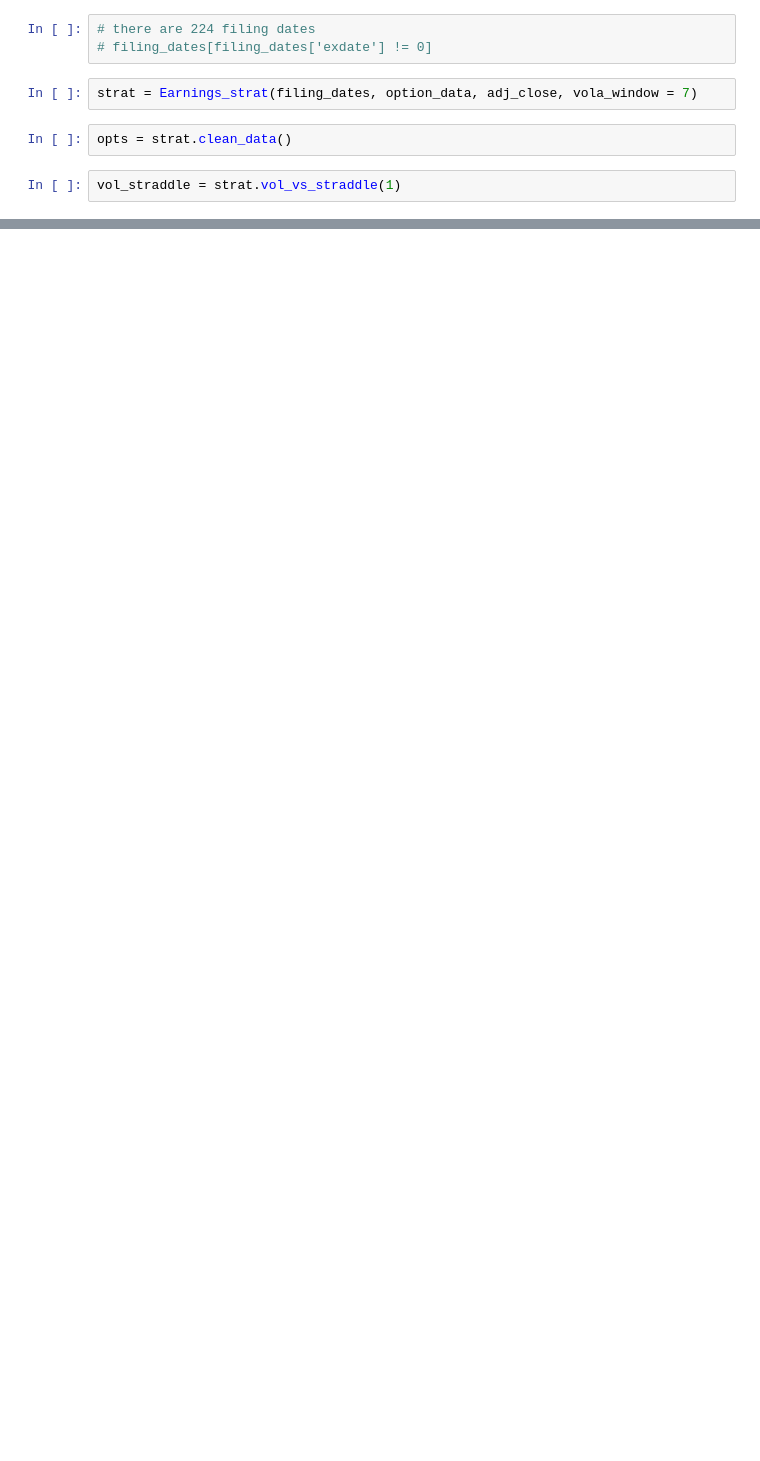
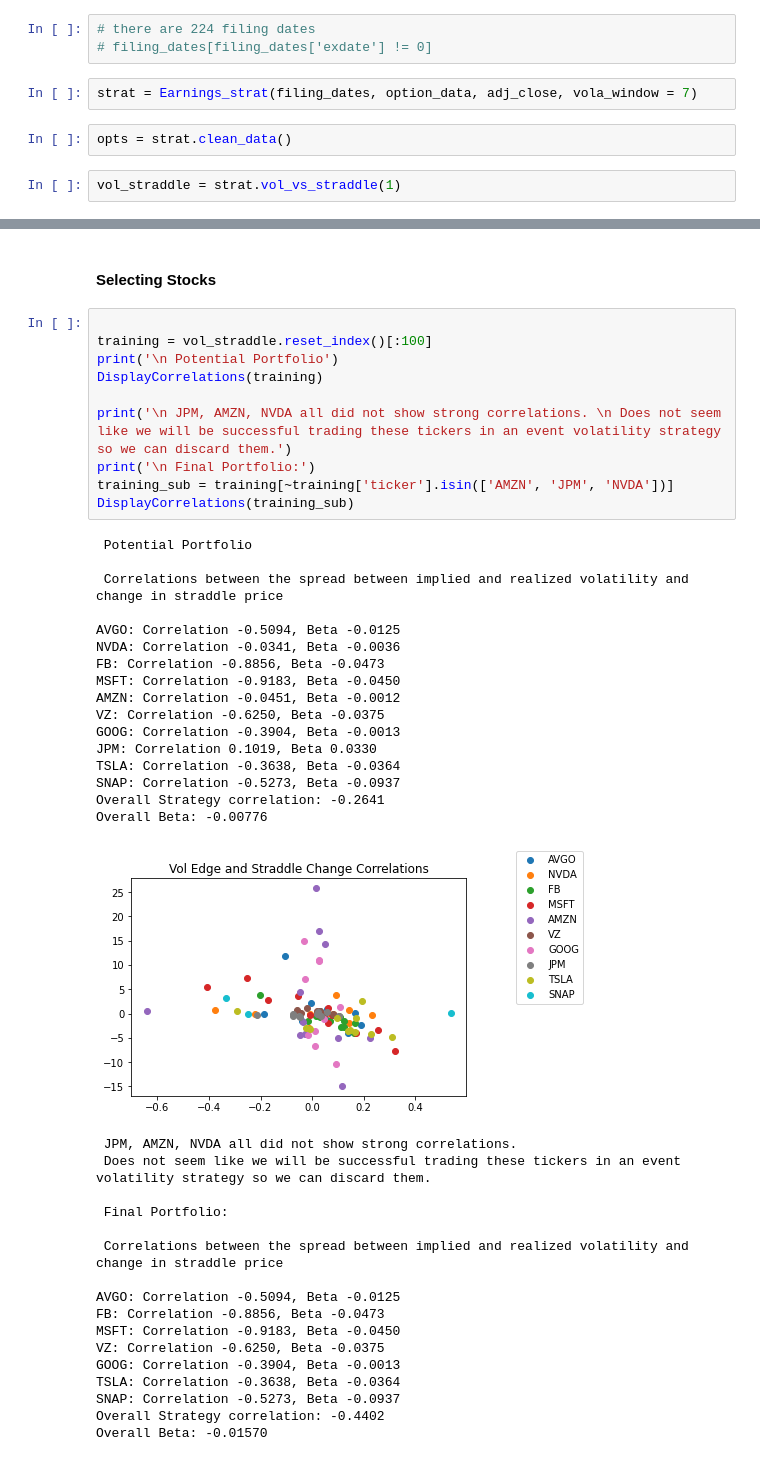
Before and after one commit to sampiaz/finmath_project, a Jupyter notebook: Krumdick_Piazza_Project_Final.ipynb, the cells around one changed output, grey strips where cells are left out. Saved outputs shown, nothing was run; the diff lists cells and outputs as text; blank space fills up the shorter version.

```diff
--- a/Krumdick_Piazza_Project_Final.ipynb
+++ b/Krumdick_Piazza_Project_Final.ipynb
@@ -331,0 +385,46 @@ vol_straddle
+# %% [markdown]
+#### Selecting Stocks
+# %%
+
+training = vol_straddle.reset_index()[:100]
+print('\n Potential Portfolio')
+DisplayCorrelations(training)
+
+print('\n JPM, AMZN, NVDA all did not show strong correlations. \n Does not seem like we will be successful trading these tickers in an event volatility strategy so we can discard them.')
+print('\n Final Portfolio:')
+training_sub = training[~training['ticker'].isin(['AMZN', 'JPM', 'NVDA'])]
+DisplayCorrelations(training_sub)
+# %% [output]
+ Potential Portfolio
+
+ Correlations between the spread between implied and realized volatility and change in straddle price
+
+AVGO: Correlation -0.5094, Beta -0.0125
+NVDA: Correlation -0.0341, Beta -0.0036
+FB: Correlation -0.8856, Beta -0.0473
+MSFT: Correlation -0.9183, Beta -0.0450
+AMZN: Correlation -0.0451, Beta -0.0012
+VZ: Correlation -0.6250, Beta -0.0375
+GOOG: Correlation -0.3904, Beta -0.0013
+JPM: Correlation 0.1019, Beta 0.0330
+TSLA: Correlation -0.3638, Beta -0.0364
+SNAP: Correlation -0.5273, Beta -0.0937
+Overall Strategy correlation: -0.2641
+Overall Beta: -0.00776
+[figure, added]
+ JPM, AMZN, NVDA all did not show strong correlations.
+ Does not seem like we will be successful trading these tickers in an event volatility strategy so we can discard them.
+
+ Final Portfolio:
+
+ Correlations between the spread between implied and realized volatility and change in straddle price
+
+AVGO: Correlation -0.5094, Beta -0.0125
+FB: Correlation -0.8856, Beta -0.0473
+MSFT: Correlation -0.9183, Beta -0.0450
+VZ: Correlation -0.6250, Beta -0.0375
+GOOG: Correlation -0.3904, Beta -0.0013
+TSLA: Correlation -0.3638, Beta -0.0364
+SNAP: Correlation -0.5273, Beta -0.0937
+Overall Strategy correlation: -0.4402
+Overall Beta: -0.01570
```
Also changed, not shown: parts of 18 cells of this notebook.
